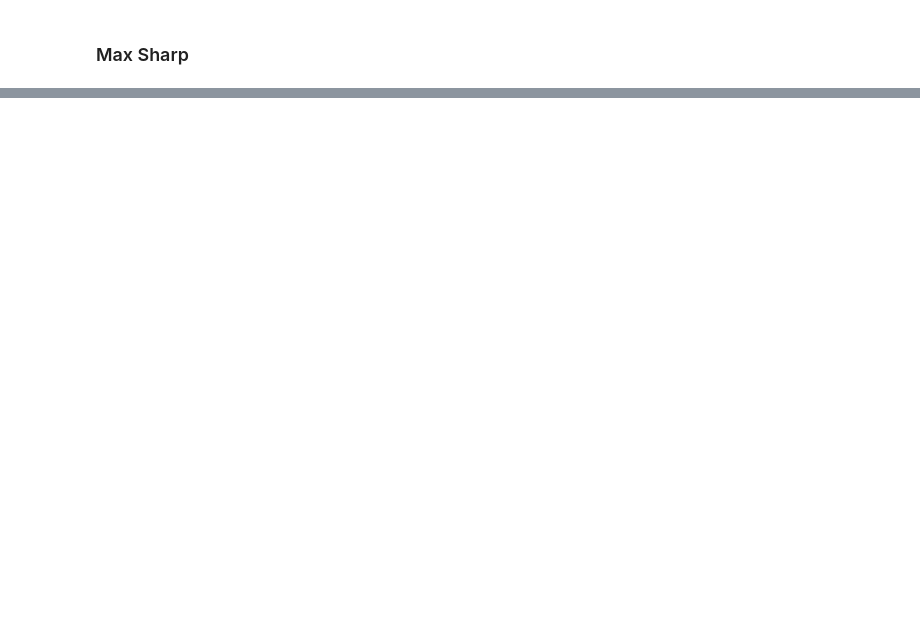
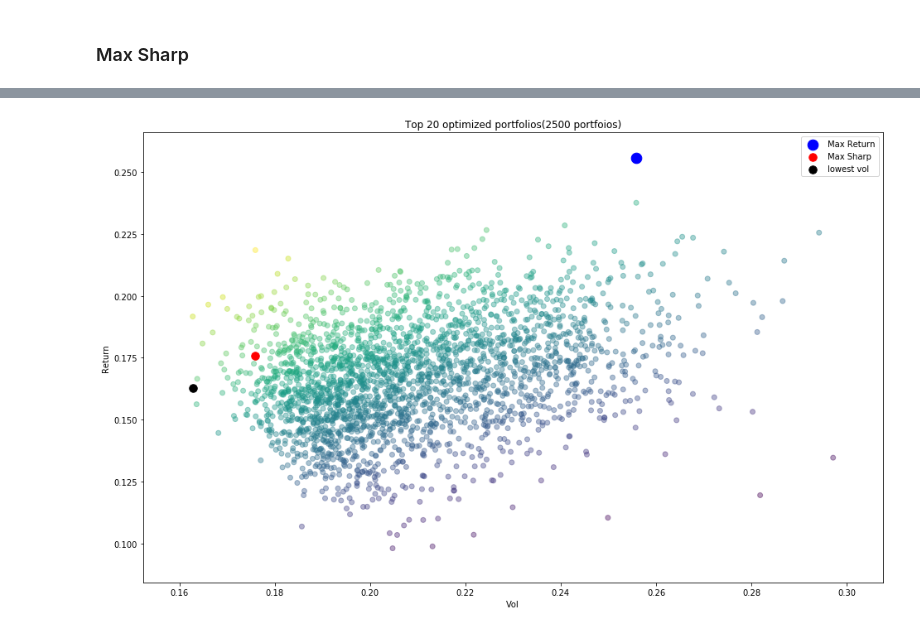
Before and after one commit to Berkat0789/Portfolio, a Jupyter notebook: Finance/Russell 2000 daily Analysis - Dips and Spikes/Russell 2000 2020 analysis -> fetching Dips, Spikes, Penny Stocks.ipynb, the cells around one changed output, grey strips where cells are left out. Saved outputs shown, nothing was run; the diff lists cells and outputs as text; code cells hidden in the pictures; blank space fills up the shorter version.

```diff
--- a/Finance/Russell 2000 daily Analysis - Dips and Spikes/Russell 2000 2020 analysis -> fetching Dips, Spikes, Penny Stocks.ipynb
+++ b/Finance/Russell 2000 daily Analysis - Dips and Spikes/Russell 2000 2020 analysis -> fetching Dips, Spikes, Penny Stocks.ipynb
@@ -305,0 +414,22 @@ plt.scatter(all_vol, all_returns)
+# %%
+n_portfolios = 2500
+all_weights = np.zeros((n_portfolios, len(top_20_20202_russ_tickers)))
+all_returns = np.zeros(n_portfolios)
+all_vol = np.zeros(n_portfolios)
+all_sharp = np.zeros(n_portfolios)
+
+for ind in range(n_portfolios):
+    weights = np.array(np.random.random(len(top_20_20202_russ_tickers)))
+    weights = weights/weights.sum()
+
+    all_weights[ind,:] = weights
+
+    all_returns[ind] = np.sum(top_20_returns.mean() * weights) * 252
+    all_vol[ind] = np.sqrt(np.dot(weights.T, np.dot(top_20_returns.cov() * 252, weights)))
+    all_sharp[ind] = all_returns[ind]/all_vol[ind]
+# %%
+max_returns = all_returns.argmax()
+# %%
+max_sharp = all_sharp.argmax()
+# %%
+lowest_vol = all_vol.argmin()
@@ -305,0 +441,12 @@ plt.scatter(all_vol, all_returns)
+# %%
+plt.figure(figsize=(16,10))
+plt.scatter(all_vol, all_returns, c = all_sharp, alpha=0.4)
+plt.scatter(all_vol[max_returns], all_vol[max_returns], c= "b", s = 160, label = "Max Return")
+plt.scatter(all_vol[max_sharp], all_vol[max_sharp], c= "r", s = 90, label = "Max Sharp")
+plt.scatter(all_vol[lowest_vol], all_vol[lowest_vol], c= "black", s = 90, label = "lowest vol")
+plt.xlabel("Vol")
+plt.ylabel("Return")
+plt.title("Top 20 optimized portfolios(2500 portfoios)")
+plt.legend()
+# %% [output]
+[figure, added]
```
Also changed, not shown: parts of 46 cells of this notebook, 17 other files.
